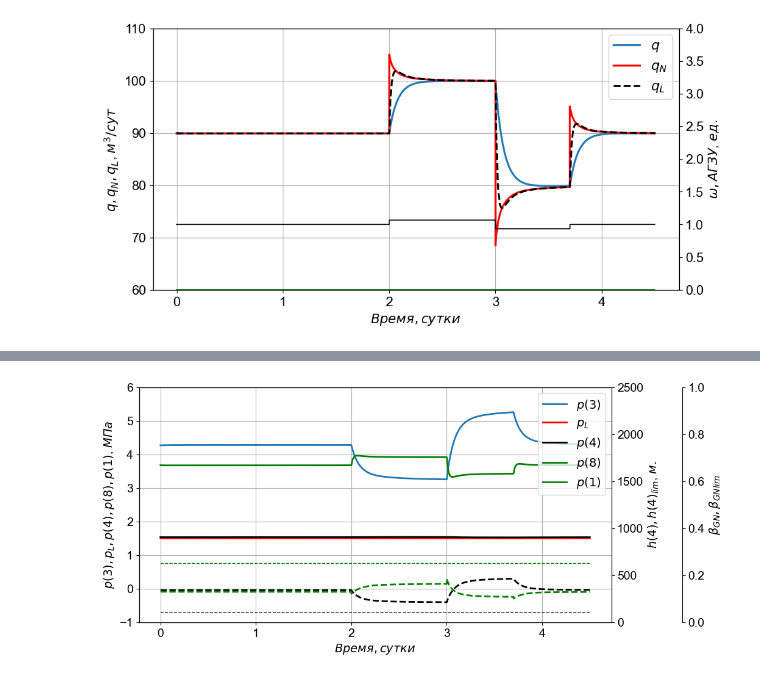
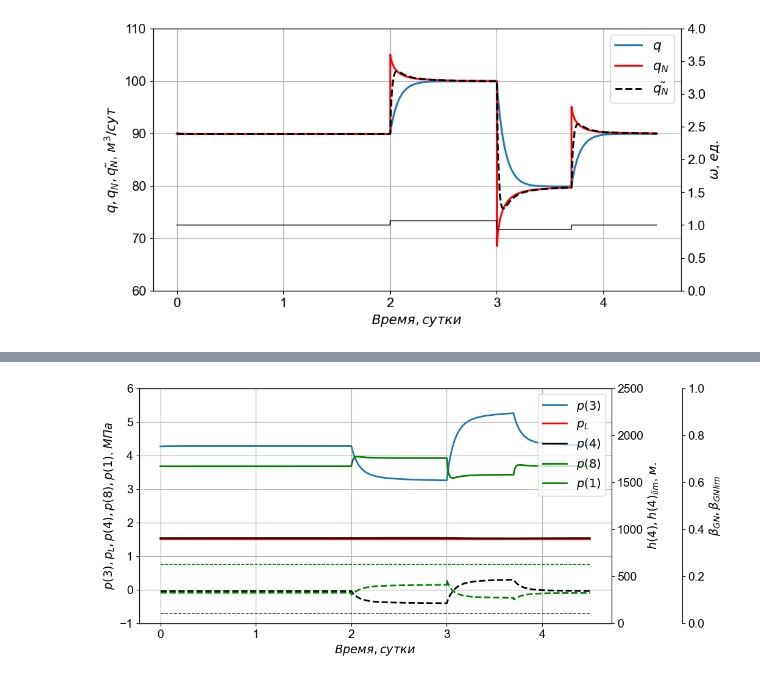
Before and after one commit to IANovoselov/well, a Jupyter notebook: src/experiments/dynamic.ipynb, the cells around one changed output, grey strips where cells are left out. Cells and saved outputs as stored; diff of their text form; code cells hidden in the pictures.

```diff
--- a/src/well.ipynb
+++ b/src/experiments/dynamic.ipynb
@@ -28,19 +28,19 @@ df = pd.DataFrame(df)
 # %%
 plot_data = [
              {'data': (
                 PlotData(df['q'], '', 2, 'q'),
                 PlotData(df['q_N'], 'r', 2, 'q_N'),
-                PlotData(df['q_L'], 'k--', 2, 'q_L'),
+                PlotData(df['q_L'], 'k--', 2, '\\tilde{q_N}'),
               ), 'x': df['x'], 'y_scale': Scale(min=60, max=110), 'dt': dt, 'mu': 'м^3/сут'},
              {'data': (
                PlotData(df['u'], 'k', 1, '\omega'),
-               PlotData(df['agzu'], 'g', 1, 'АГЗУ'),
+               #PlotData(df['agzu'], 'g', 1, 'АГЗУ'),
               ), 'x': df['x'], 'y_scale': Scale(min=0, max=4), 'dt': dt, 'mu': 'ед.'},
             ]
 
 plot = build_plot(plot_data)
 plot.show()
 # %% [output]
-[figure, old version]
+[figure, new version]
 # %%
 #df.to_excel("model_output.xlsx")
```
Also changed, not shown: parts of 20 cells of this notebook, 3 other files.
